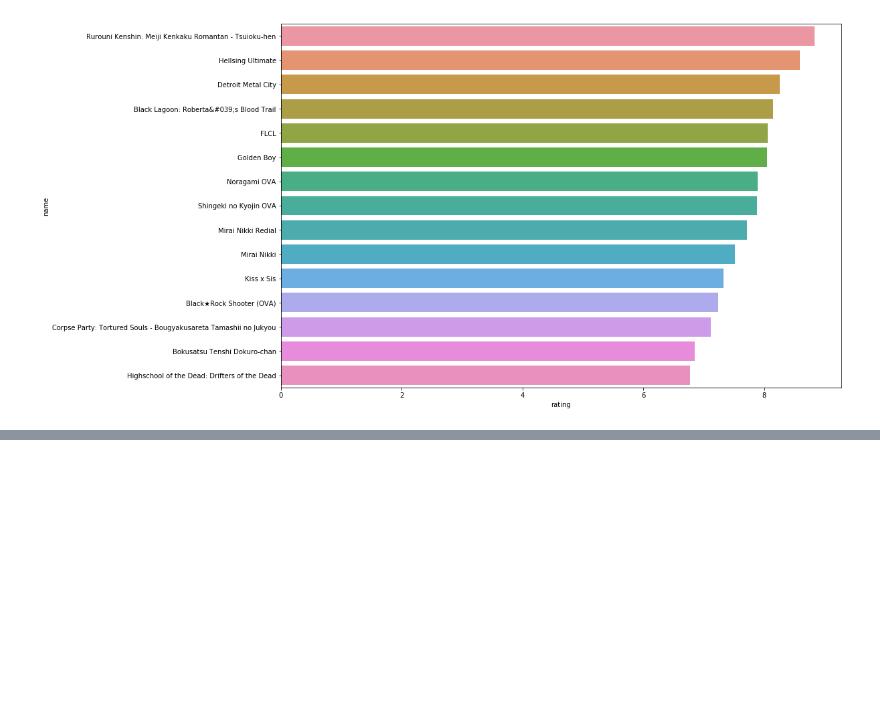
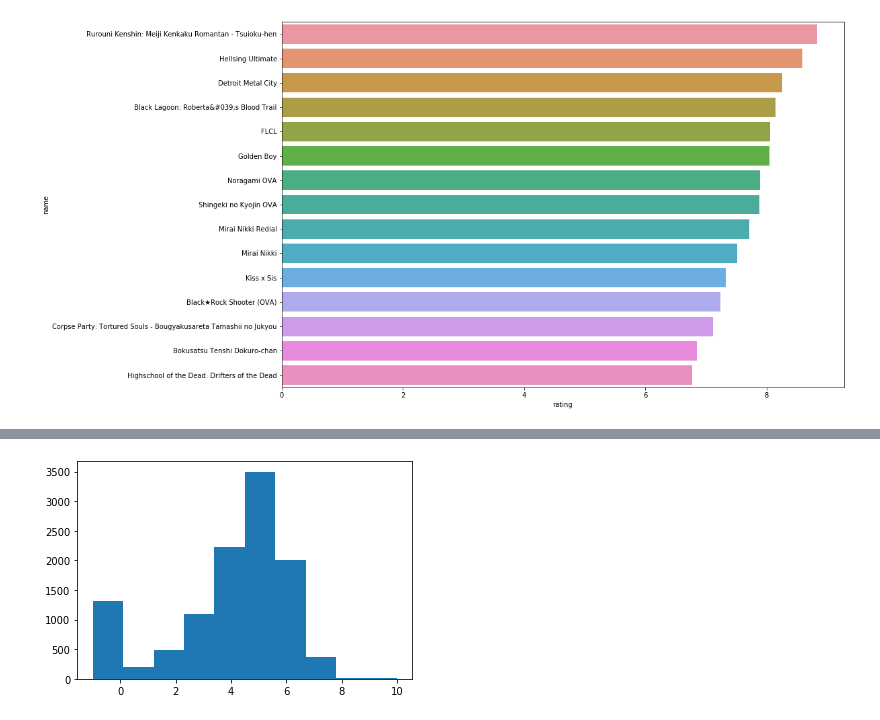
Before and after one commit to ashwinjohn3/Anime-Recommendation-Database, a Jupyter notebook: Anime-Recommendation.ipynb, the cells around one changed output, grey strips where cells are left out. Drawn from its saved outputs; the diff is of its cells as text; code cells hidden in the pictures; blank space fills up the shorter version.

```diff
--- a/Anime-Recommendation.ipynb
+++ b/Anime-Recommendation.ipynb
@@ -288,0 +302,3 @@ get_hor_bar('rating','name',anime[(anime.members > 100000) & (anime.type == 'OVA
+# %%
+combine = combine.drop('anime_id',axis = 1)
+combine.head()
@@ -288,0 +314,2 @@ get_hor_bar('rating','name',anime[(anime.members > 100000) & (anime.type == 'OVA
+# %%
+usr_rating = pd.DataFrame(combine.groupby('name')['rating'].mean())
@@ -288,0 +318,4 @@ get_hor_bar('rating','name',anime[(anime.members > 100000) & (anime.type == 'OVA
+# %%
+usr_rating['no. of ratings'] = combine.groupby('name')['rating'].count()
+# %%
+usr_rating = usr_rating.sort_values('rating',ascending = False)
@@ -288,0 +332,4 @@ get_hor_bar('rating','name',anime[(anime.members > 100000) & (anime.type == 'OVA
+# %%
+plt.hist(usr_rating.rating);
+# %% [output]
+[figure, added]
```
Also changed, not shown: parts of 15 cells of this notebook.
